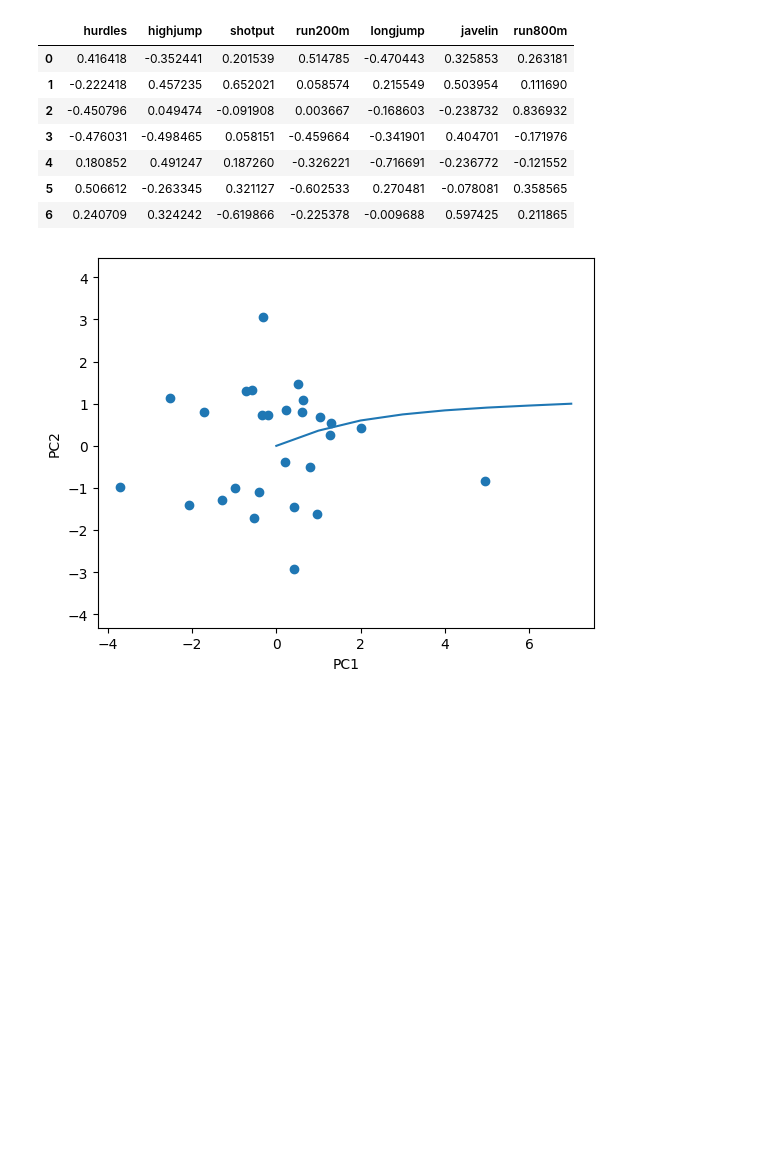
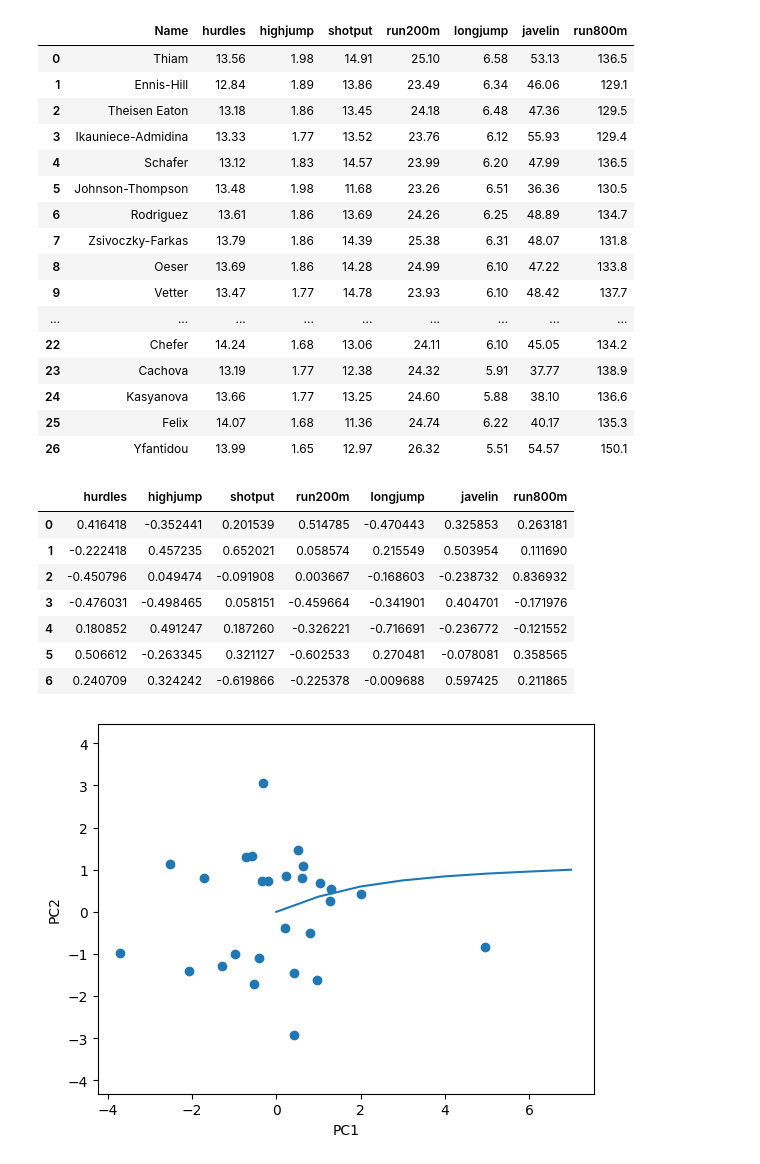
Before and after one commit to kayvon-taee/ML, a Jupyter notebook: Week 3/lab_week_3.ipynb, the cells around one changed output. Saved outputs shown, nothing was run; the diff lists cells and outputs as text; code cells hidden in the pictures; blank space fills up the shorter version.

```diff
--- a/Week 3/lab_week_3.ipynb
+++ b/Week 3/lab_week_3.ipynb
@@ -33,6 +33,26 @@ olympic_games_summary_stats = olympic_games_summary_stats.reindex(["Best Athlete
 olympic_games_summary_stats = olympic_games_summary_stats.drop("count")
 
 events = olympic_games.drop('Name', axis=1).columns.tolist()
+# %%
+olympic_games
+# %% [output]
+|  | Name | hurdles | highjump | shotput | run200m | longjump | javelin | run800m |
+| 0 | Thiam | 13.56 | 1.98 | 14.91 | 25.10 | 6.58 | 53.13 | 136.5 |
+| 1 | Ennis-Hill | 12.84 | 1.89 | 13.86 | 23.49 | 6.34 | 46.06 | 129.1 |
+| 2 | Theisen Eaton | 13.18 | 1.86 | 13.45 | 24.18 | 6.48 | 47.36 | 129.5 |
+| 3 | Ikauniece-Admidina | 13.33 | 1.77 | 13.52 | 23.76 | 6.12 | 55.93 | 129.4 |
+| 4 | Schafer | 13.12 | 1.83 | 14.57 | 23.99 | 6.20 | 47.99 | 136.5 |
+| 5 | Johnson-Thompson | 13.48 | 1.98 | 11.68 | 23.26 | 6.51 | 36.36 | 130.5 |
+| 6 | Rodriguez | 13.61 | 1.86 | 13.69 | 24.26 | 6.25 | 48.89 | 134.7 |
+| 7 | Zsivoczky-Farkas | 13.79 | 1.86 | 14.39 | 25.38 | 6.31 | 48.07 | 131.8 |
+| 8 | Oeser | 13.69 | 1.86 | 14.28 | 24.99 | 6.10 | 47.22 | 133.8 |
+| 9 | Vetter | 13.47 | 1.77 | 14.78 | 23.93 | 6.10 | 48.42 | 137.7 |
+| ... | ... | ... | ... | ... | ... | ... | ... | ... |
+| 22 | Chefer | 14.24 | 1.68 | 13.06 | 24.11 | 6.10 | 45.05 | 134.2 |
+| 23 | Cachova | 13.19 | 1.77 | 12.38 | 24.32 | 5.91 | 37.77 | 138.9 |
+| 24 | Kasyanova | 13.66 | 1.77 | 13.25 | 24.60 | 5.88 | 38.10 | 136.6 |
+| 25 | Felix | 14.07 | 1.68 | 11.36 | 24.74 | 6.22 | 40.17 | 135.3 |
+| 26 | Yfantidou | 13.99 | 1.65 | 12.97 | 26.32 | 5.51 | 54.57 | 150.1 |
 # %%
 from pandas.io.formats.style import Styler
 import pandas as pd
```
Also changed, not shown: 20 other files.
